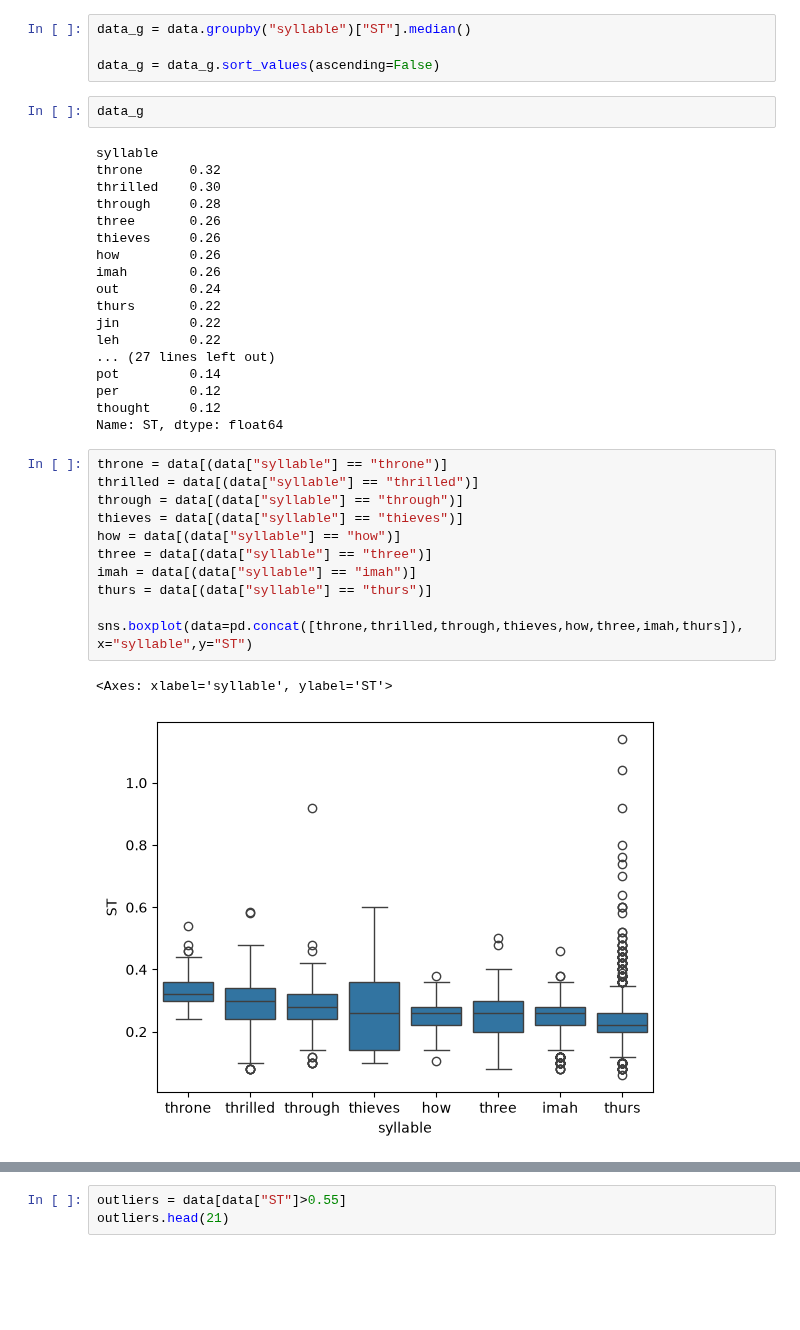
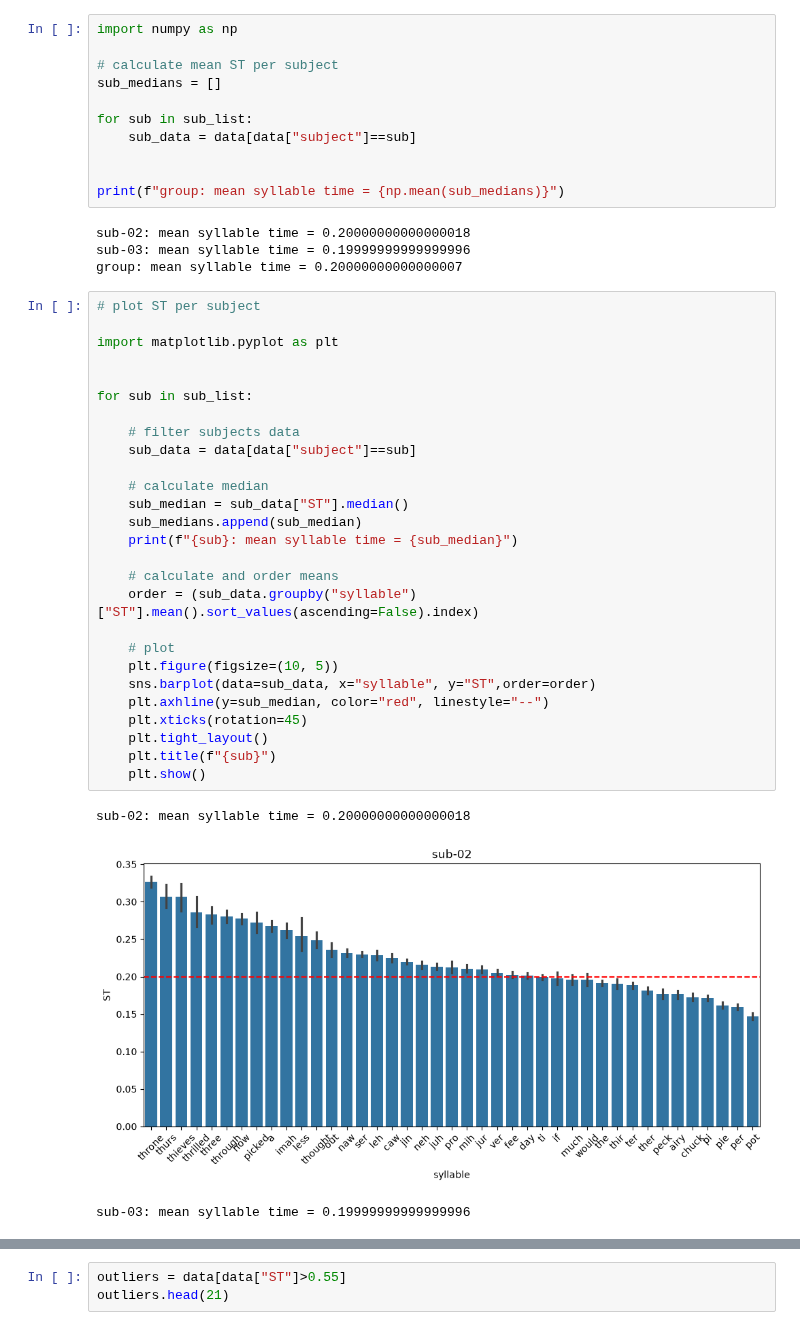
Before and after one commit to AmandaGiselleLily/TongueTwister, a Jupyter notebook: Analysis/Syllable Plots.ipynb, the cells around one changed output, grey strips where cells are left out. Drawn from its saved outputs; the diff is of its cells as text; blank space fills up the shorter version.

Commit message:
plot subjects

```diff
--- a/Analysis/Syllable Plots.ipynb
+++ b/Analysis/Syllable Plots.ipynb
@@ -42,38 +20,46 @@ data.head(6)
-# %%
-data_g = data.groupby("syllable")["ST"].median()
-
-data_g = data_g.sort_values(ascending=False)
-# %%
-data_g
-# %% [output]
-syllable
-throne      0.32
-thrilled    0.30
-through     0.28
-three       0.26
-thieves     0.26
-how         0.26
-imah        0.26
-out         0.24
-thurs       0.22
-jin         0.22
-leh         0.22
-... (27 lines left out)
-pot         0.14
-per         0.12
-thought     0.12
-Name: ST, dtype: float64
+# %%
+import numpy as np
+
+# calculate mean ST per subject
+sub_medians = []
+
+for sub in sub_list:
+    sub_data = data[data["subject"]==sub]
+
+
+print(f"group: mean syllable time = {np.mean(sub_medians)}")
+# %% [output]
+sub-02: mean syllable time = 0.20000000000000018
+sub-03: mean syllable time = 0.19999999999999996
+group: mean syllable time = 0.20000000000000007
 # %%
-throne = data[(data["syllable"] == "throne")]
-thrilled = data[(data["syllable"] == "thrilled")]
-through = data[(data["syllable"] == "through")]
-thieves = data[(data["syllable"] == "thieves")]
-how = data[(data["syllable"] == "how")]
-three = data[(data["syllable"] == "three")]
-imah = data[(data["syllable"] == "imah")]
-thurs = data[(data["syllable"] == "thurs")]
+# plot ST per subject
 
-sns.boxplot(data=pd.concat([throne,thrilled,through,thieves,how,three,imah,thurs]), x="syllable",y="ST")
+import matplotlib.pyplot as plt
+
+
+for sub in sub_list:
+
+    # filter subjects data
+    sub_data = data[data["subject"]==sub]
+
+    # calculate median
+    sub_median = sub_data["ST"].median()
+    sub_medians.append(sub_median)
+    print(f"{sub}: mean syllable time = {sub_median}")
+
+    # calculate and order means
+    order = (sub_data.groupby("syllable")["ST"].mean().sort_values(ascending=False).index)
+
+    # plot
+    plt.figure(figsize=(10, 5))
+    sns.barplot(data=sub_data, x="syllable", y="ST",order=order)
+    plt.axhline(y=sub_median, color="red", linestyle="--")
+    plt.xticks(rotation=45)
+    plt.tight_layout()
+    plt.title(f"{sub}")
+    plt.show()
 # %% [output]
-<Axes: xlabel='syllable', ylabel='ST'>
+sub-02: mean syllable time = 0.20000000000000018
-[figure, old version]
+[figure, new version]
+sub-03: mean syllable time = 0.19999999999999996
```
Also changed, not shown: parts of 6 cells of this notebook, 4 other files.
